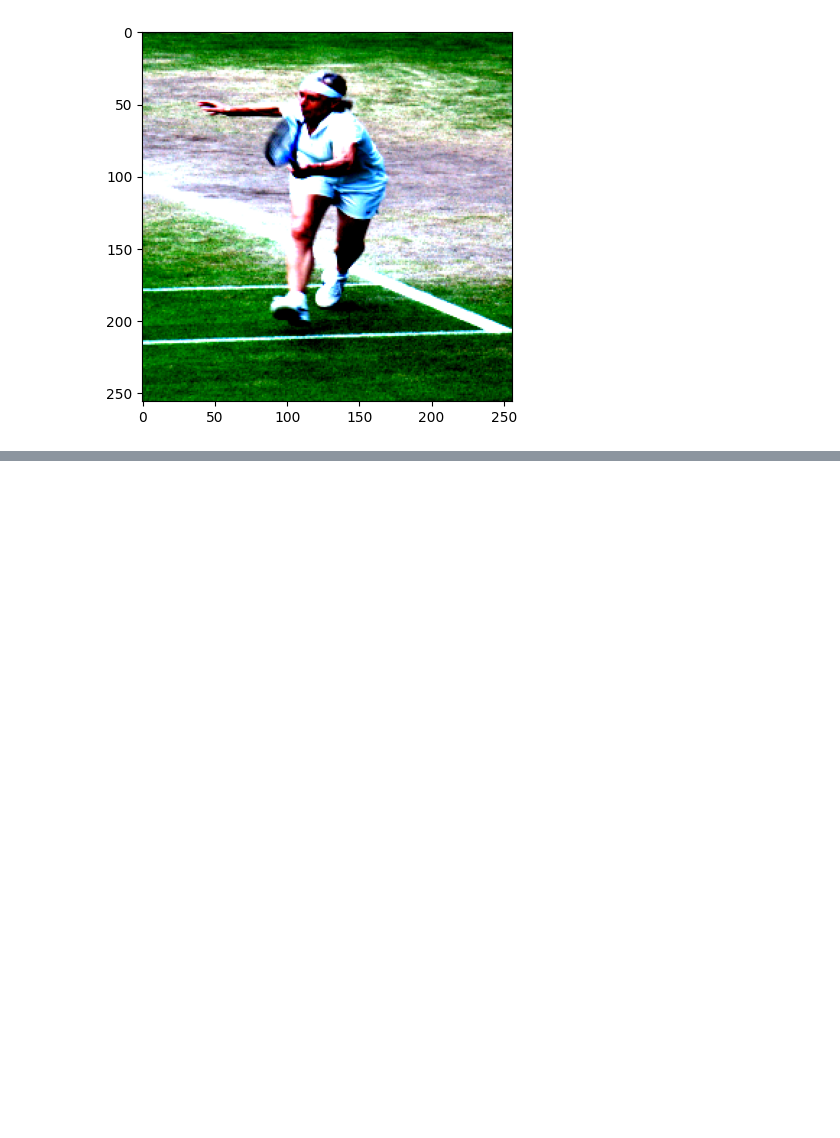
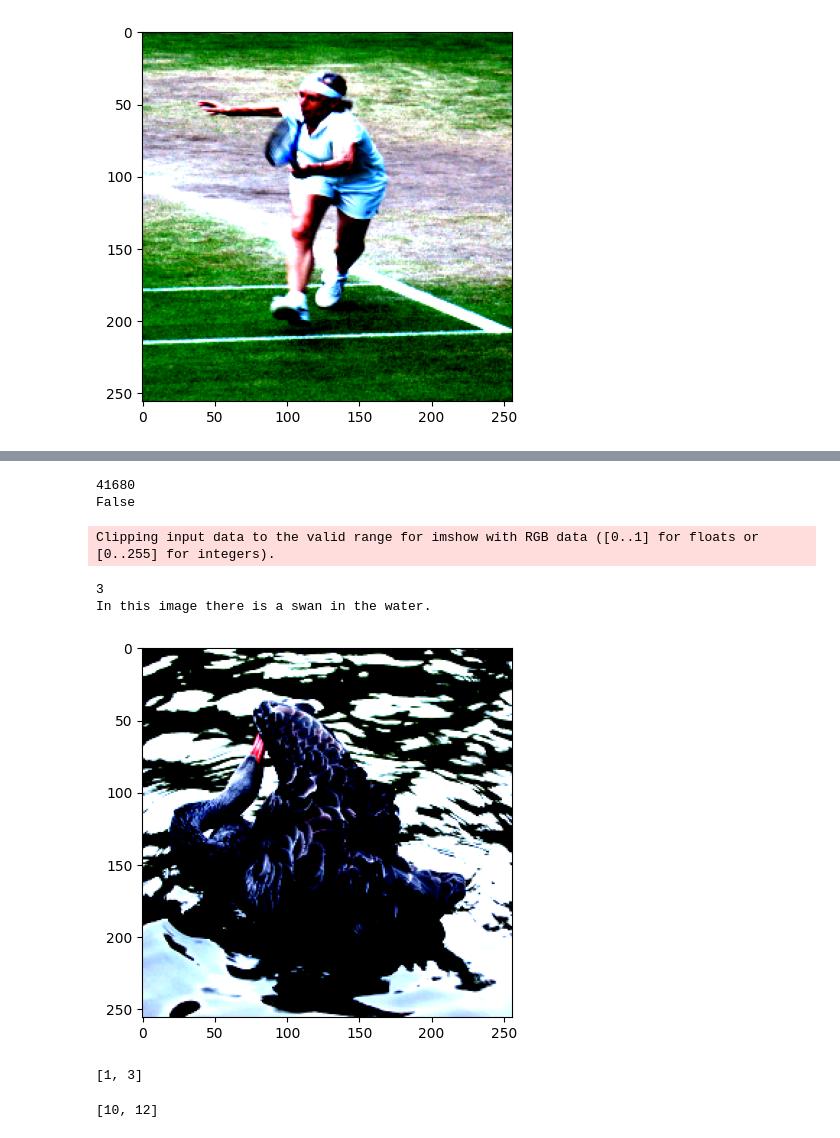
Before and after one commit to k-yanase9/KLab_MultiModalModel, a Jupyter notebook: multi_task_train/view_dataset.ipynb, the cells around one changed output, grey strips where cells are left out. Saved outputs shown, nothing was run; the diff lists cells and outputs as text; code cells hidden in the pictures; blank space fills up the shorter version.

```diff
--- a/multi_task_train/view_dataset.ipynb
+++ b/multi_task_train/view_dataset.ipynb
@@ -210,0 +270,18 @@ To disable this warning, you can either:
+# %%
+oidv7_caption_dataset = OpenImageDataset_Caption("/home/omote/gpu-node/openimage",phase="val")
+print(len(oidv7_caption_dataset))
+print(isinstance(oidv7_caption_dataset,torch.utils.data.IterableDataset))
+# %% [output]
+41680
+False
+# %%
+data = oidv7_caption_dataset[100]
+import matplotlib.pyplot as plt
+plt.imshow(data[0].permute(1,2,0))
+print(len(data))
+print(data[2])
+# %% [output]
+Clipping input data to the valid range for imshow with RGB data ([0..1] for floats or [0..255] for integers).
+3
+In this image there is a swan in the water.
+[figure, added]
@@ -210,0 +293,14 @@ To disable this warning, you can either:
+# %%
+a = {"a":1,"b":2,"c":3}
+indexes = ["a","c"]
+item = [a[i] for i in indexes]
+print(item)
+# %% [output]
+[1, 3]
+# %%
+a= [10,11,12]
+b=[0,2]
+item = [a[i] for i in b]
+print(item)
+# %% [output]
+[10, 12]
```
Also changed, not shown: parts of 7 cells of this notebook, 9 other files.
